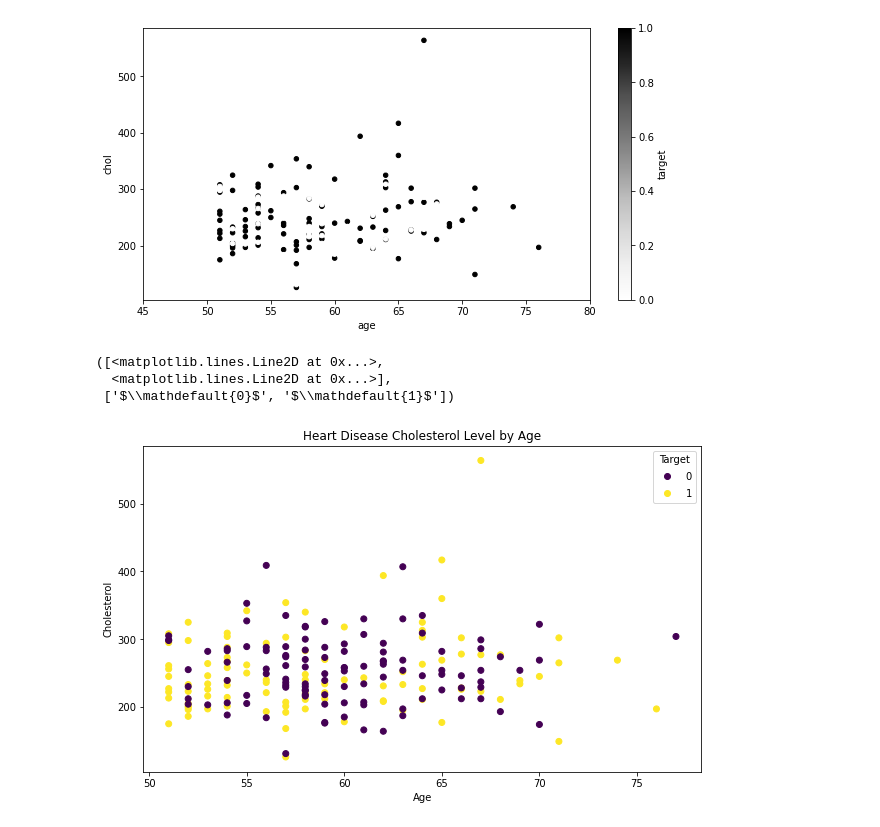
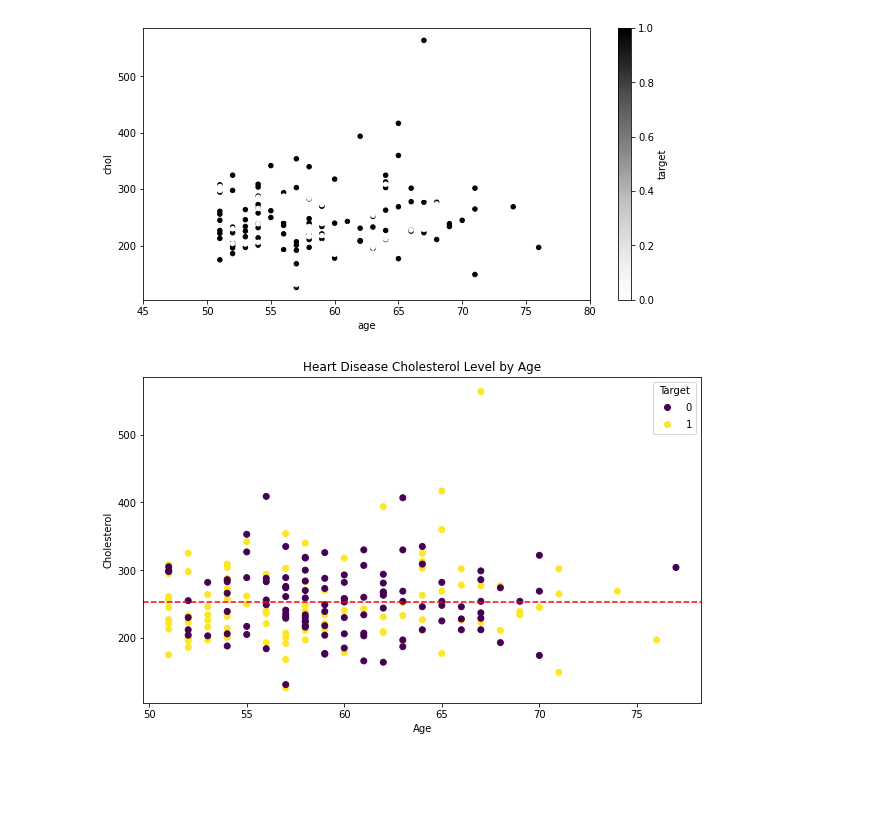
Before and after one commit to tothetop430/MLZTM-Exercises, a Jupyter notebook: matplotlib/introduction-to-matplotlib.ipynb, the cells around one changed output. Drawn from its saved outputs; the diff is of its cells as text; code cells hidden in the pictures; blank space fills up the shorter version.

```diff
--- a/matplotlib/introduction-to-matplotlib.ipynb
+++ b/matplotlib/introduction-to-matplotlib.ipynb
@@ -430,22 +430,20 @@ ax.set_xlim([45, 80]);
 # %%
 ## OO method simplified
 
 fig, ax = plt.subplots(figsize=(10, 6))
 
 scattey = ax.scatter(x=over_50['age'],
                      y=over_50['chol'],
                      c=over_50['target'])
 
 ax.set(title='Heart Disease Cholesterol Level by Age',
        xlabel='Age',
        ylabel='Cholesterol');
 
 ax.legend(*scattey.legend_elements(), title='Target');
 
 ax.axhline(y=over_50['chol'].mean(),
-          linestyle='-')
+          linestyle='--',
+          c='red');
 # %% [output]
-([<matplotlib.lines.Line2D at 0x...>,
-  <matplotlib.lines.Line2D at 0x...>],
- ['$\\mathdefault{0}$', '$\\mathdefault{1}$'])
-[figure, old version]
+[figure, new version]
```
Also changed, not shown: parts of 2 cells of this notebook.
